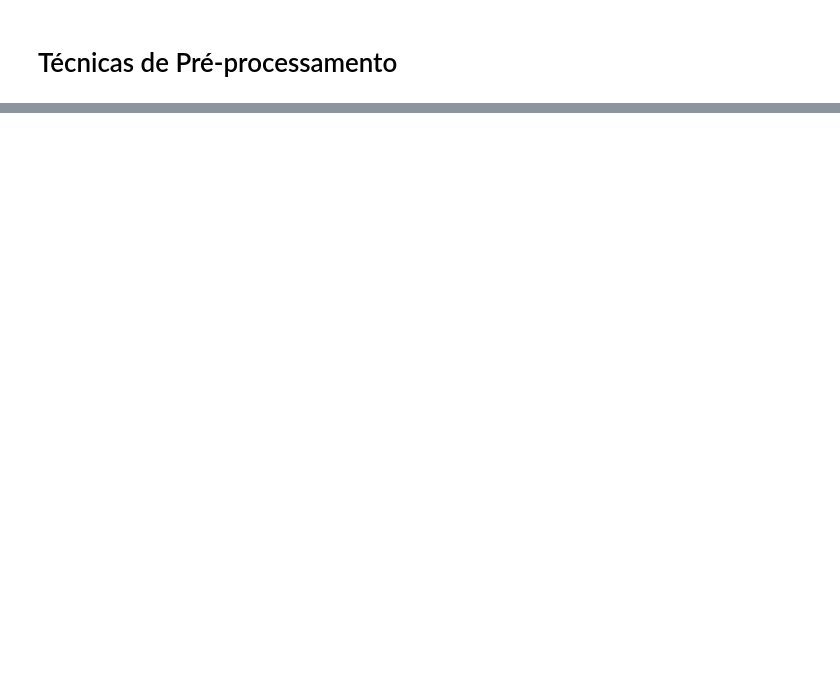
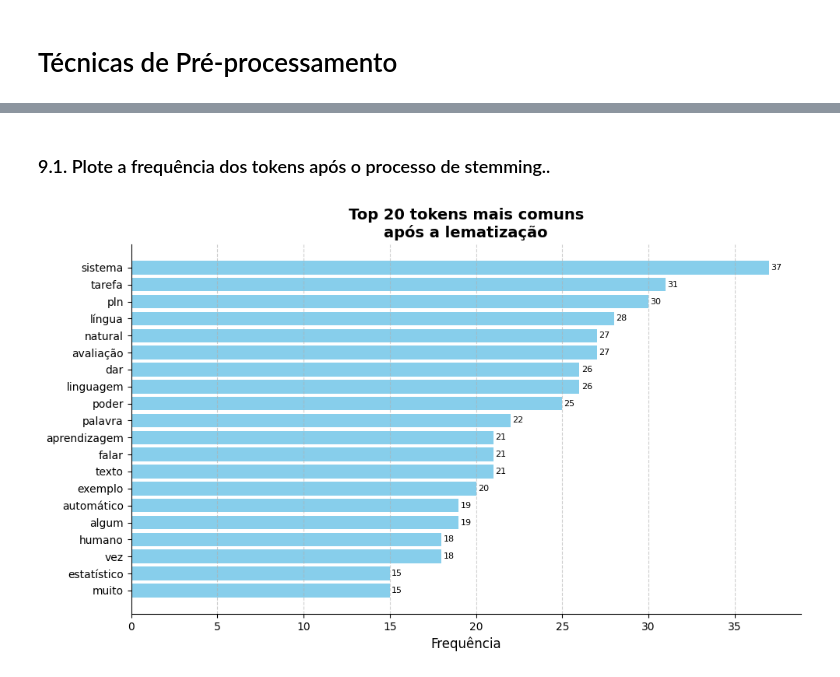
Before and after one commit to gomesluiz/nlp-for-fun, a Jupyter notebook: 03-pre-processamento-de-dados.ipynb, the cells around one changed output, grey strips where cells are left out. Saved outputs shown, nothing was run; the diff lists cells and outputs as text; code cells hidden in the pictures; blank space fills up the shorter version.

```diff
--- a/03-pre-processamento-de-dados.ipynb
+++ b/03-pre-processamento-de-dados.ipynb
@@ -348,0 +381,15 @@ tokens_lemm =
+# %%
+# Carrega o modelo de lematização para português
+nlp = spacy.load("pt_core_news_sm")
+# %%
+# Junte os tokens em uma única string, separada por espaços.
+str_tokens = ' '.join(tokens_sem_pontuacao)
+
+# Processa a string de tokens com o modelo de linguagem natural.
+doc = nlp(str_tokens)
+
+# Gera os lemas dos tokens processados.
+tokens_lemm = [token.lemma_ for token in doc]
+
+
+print(formata_msg("INFO", f"Tokens lematizados: \n{tokens_lemm}\n"))
@@ -348,0 +399,13 @@ tokens_lemm =
+# %% [markdown]
+### 9.1. Plote a frequência dos tokens após o processo de stemming..
+# %%
+# Criando uma figura e três subplots
+fig, axs = plt.subplots(1, 1, figsize=(10, 6))  # Ajuste o tamanho conforme necessário
+
+# Plotando as frequências para cada lista de tokens em um subplot diferente
+plot_frequencia_tokens(tokens_lemm, axs, f"Top 20 tokens mais comuns\napós a lematização")
+
+plt.tight_layout()  # Ajusta automaticamente os parâmetros do subplot
+plt.show()  # Mostra a figura com os três gráficos lado a lado
+# %% [output]
+[figure, added]
```
Also changed, not shown: parts of 84 cells of this notebook.
